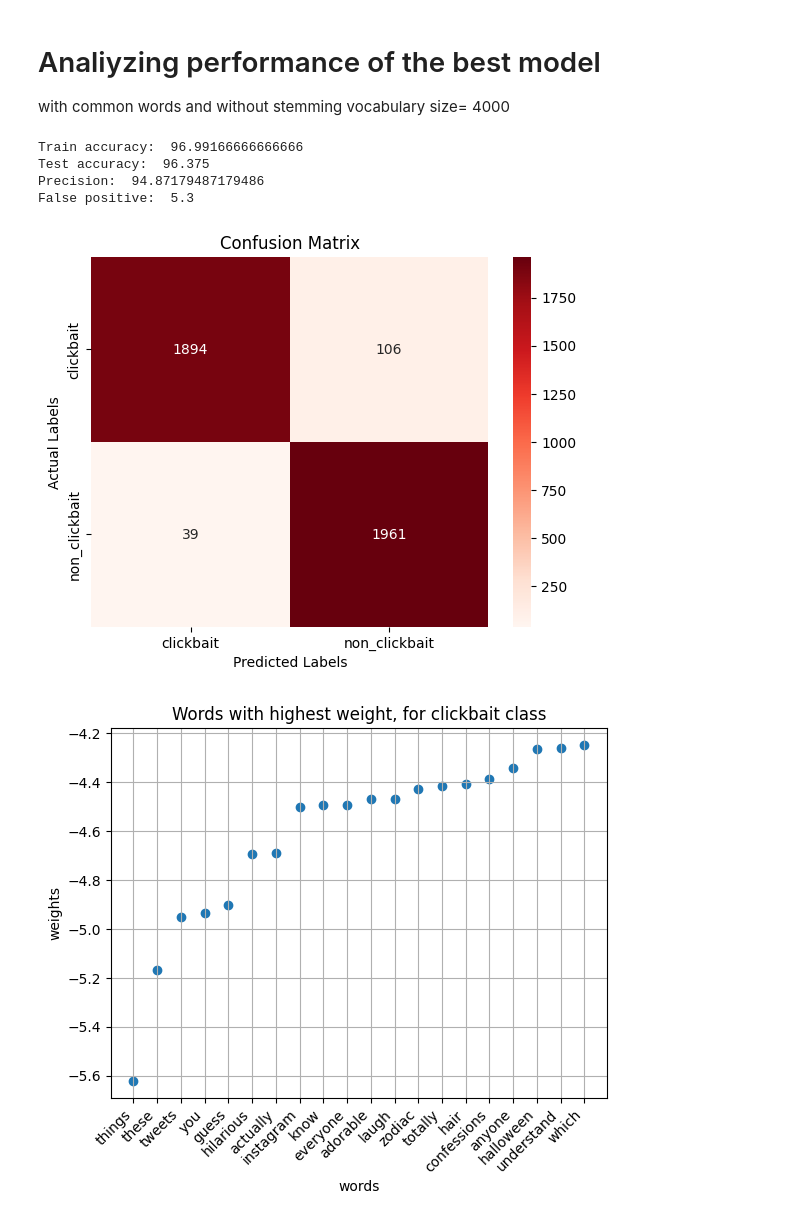
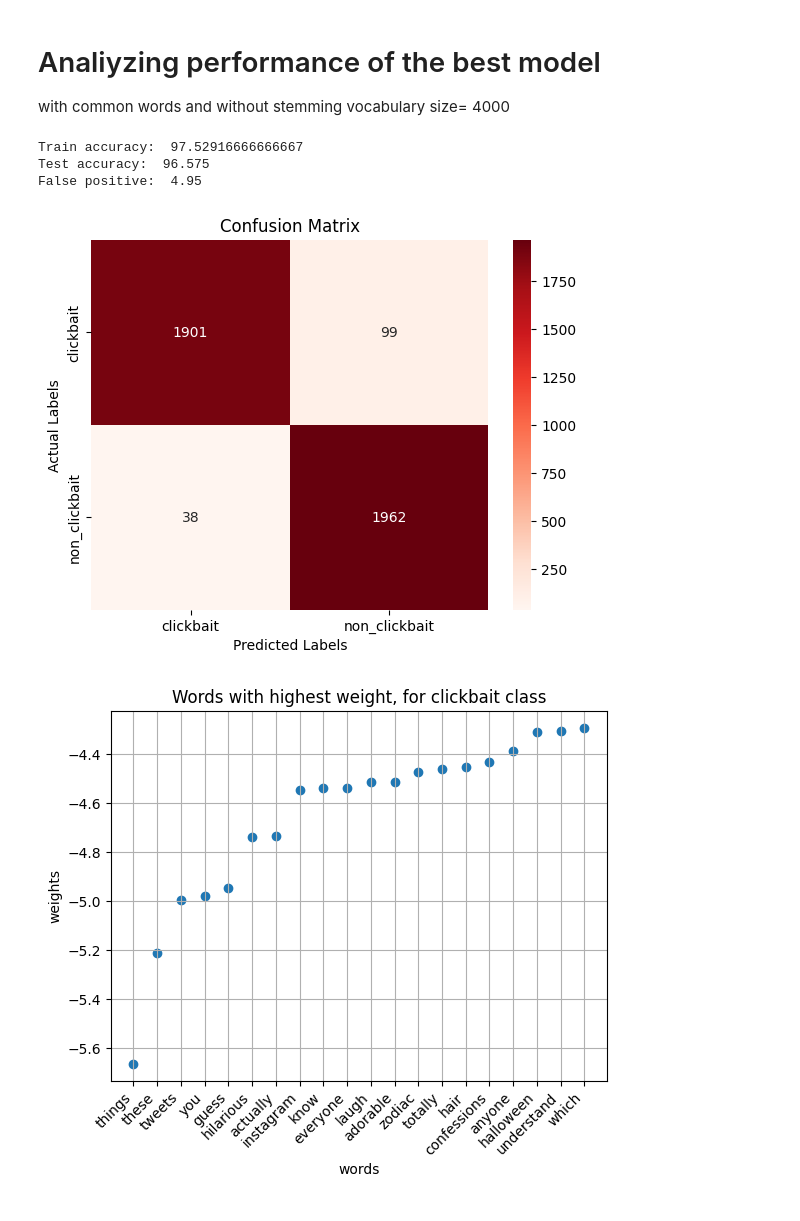
Before and after one commit to DavideLigari/clickbaits-recognition, a Jupyter notebook: code/analysis_naive_bayes.ipynb, the cells around one changed output. Cells and saved outputs as stored; diff of their text form; code cells hidden in the pictures.

```diff
--- a/code/analysis_naive_bayes.ipynb
+++ b/code/analysis_naive_bayes.ipynb
@@ -318,7 +303,7 @@ import pvml
 import build_vocabulary as bv
 import features_extraction as fe
 import make_statistics as ms
-voc = bv.get_vocabulary(path='../dataset/', numWords=4000, save=False)
+voc = bv.get_vocabulary(path='../dataset/', numWords=7000, save=False)
 X_train, Y_train,classes = fe.get_bow_representation(voc,getClasses=True)
 X_test, Y_test = fe.get_bow_representation(voc, no_clickbait_path='../dataset/non_clickbait_test.txt',
                                              clickbait_path='../dataset/clickbait_test.txt')
@@ -333,46 +318,43 @@ predictions_test, score = pvml.multinomial_naive_bayes_inference(
 accuracy_test=(predictions_test==Y_test).mean()
 print('Train accuracy: ',accuracy_train*100)
 print('Test accuracy: ',accuracy_test*100)
-true_positive, true_negative, false_positive, false_negative, precision=ms.calculate_metrics(Y_test, predictions_test)
-print('Precision: ',precision*100)
-false_positive_rate=false_positive/(false_positive+true_negative)
+true_positive, true_negative, false_positive, false_negative, false_positive_rate=ms.calculate_metrics(Y_test, predictions_test)
 print('False positive: ',false_positive_rate*100)
 ms.plot_confusion_matrix(Y_test, predictions_test, classes)
 # %% [output]
-Train accuracy:  96.99166666666666
-Test accuracy:  96.375
-Precision:  94.87179487179486
-False positive:  5.3
+Train accuracy:  97.52916666666667
+Test accuracy:  96.575
+False positive:  4.95
 [figure]
 # %%
 import pandas as pd
 import matplotlib.pyplot as plt
 import pvml
 import build_vocabulary as bv
 import features_extraction as fe
 
-voc = bv.get_vocabulary(path='../dataset/', numWords=4000, save=False)
+voc = bv.get_vocabulary(path='../dataset/', numWords=7000, save=False)
 X_train, Y_train, classes = fe.get_bow_representation(voc, getClasses=True)
 X_test, Y_test = fe.get_bow_representation(voc, no_clickbait_path='../dataset/non_clickbait_test.txt',
                                            clickbait_path='../dataset/clickbait_test.txt')
 
 w, b = pvml.multinomial_naive_bayes_train(X_train, Y_train)
 predictions_train, score = pvml.multinomial_naive_bayes_inference(
     X_train, w, b)
 words_weights = pd.DataFrame({'words': voc, 'weights': w[:, 0]})
 words_weights['delta'] = w[:, 0]-w[:, 1]
 words_weights = words_weights[words_weights['delta'] < 0]
 words_weights.sort_values(by='delta', ascending=True, inplace=True)
 words = words_weights.head(20)
 plt.scatter(x=words['words'], y=words['delta'])
 plt.grid()
 plt.xticks(rotation=45, ha='right')
 plt.title('Words with highest weight, for clickbait class')
 plt.xlabel('words')
 plt.ylabel('weights')
 plt.show()
 # %% [output]
-[figure, old version]
+[figure, new version]
 # %%
 import pandas as pd
 import matplotlib.pyplot as plt
```
Also changed, not shown: parts of 6 cells of this notebook, 15 other files.
